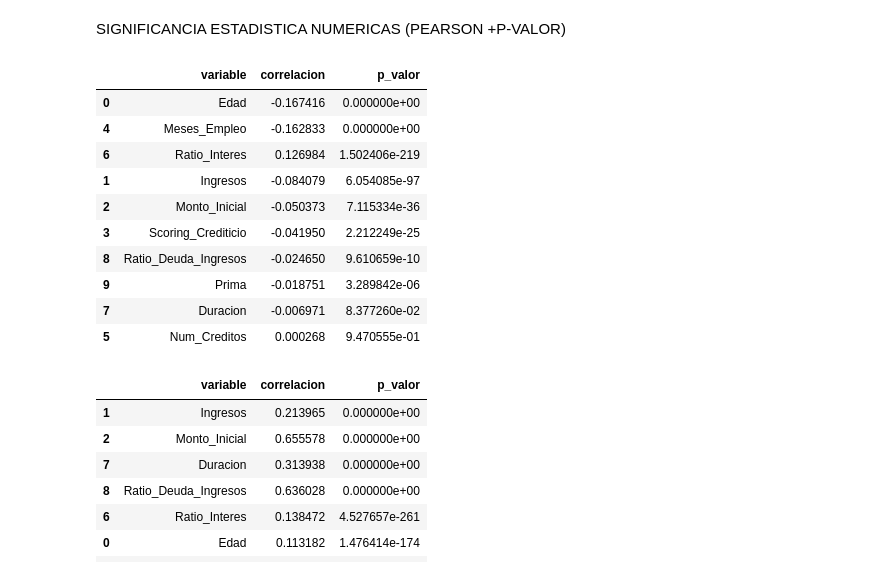
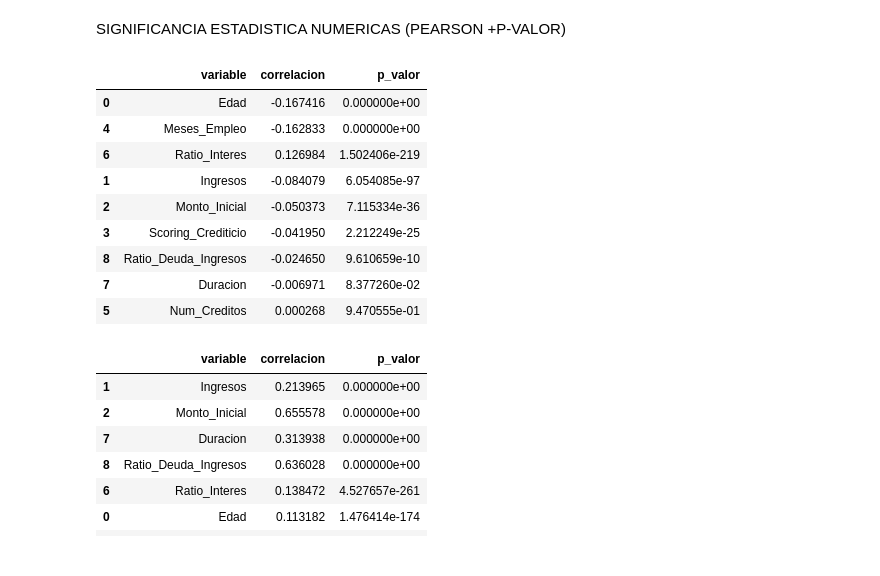
Before and after one commit to NaiaArroyo/RETO-5-NARANJA, a Jupyter notebook: preprocesamiento.ipynb, the cells around one changed output. Cells and saved outputs as stored; diff of their text form; code cells hidden in the pictures.

```diff
--- a/preprocesamiento.ipynb
+++ b/preprocesamiento.ipynb
@@ -508,27 +517,26 @@ SIGNIFICANCIA ESTADISTICA NUMERICAS (PEARSON +P-VALOR)
 # %%
 from scipy.stats import pearsonr
 
 variables_numericas_para_test = ["Edad", "Ingresos", "Monto_Inicial", "Scoring_Crediticio",
                                   "Meses_Empleo", "Num_Creditos", "Ratio_Interes",
-                                  "Duracion", "Ratio_Deuda_Ingresos", "Prima"]
+                                  "Duracion", "Ratio_Deuda_Ingresos"]
 
 resultados_impago = []
 for col in variables_numericas_para_test:
     r, p = pearsonr(train_df[col], train_df["Impago"])
     resultados_impago.append({"variable": col, "correlacion": r, "p_valor": p})
 
 resultados_impago_df = pd.DataFrame(resultados_impago).sort_values("p_valor")
 resultados_impago_df
 # %% [output]
 |  | variable | correlacion | p_valor |
 | 0 | Edad | -0.167416 | 0.000000e+00 |
 | 4 | Meses_Empleo | -0.162833 | 0.000000e+00 |
 | 6 | Ratio_Interes | 0.126984 | 1.502406e-219 |
 | 1 | Ingresos | -0.084079 | 6.054085e-97 |
 | 2 | Monto_Inicial | -0.050373 | 7.115334e-36 |
 | 3 | Scoring_Crediticio | -0.041950 | 2.212249e-25 |
 | 8 | Ratio_Deuda_Ingresos | -0.024650 | 9.610659e-10 |
-| 9 | Prima | -0.018751 | 3.289842e-06 |
 | 7 | Duracion | -0.006971 | 8.377260e-02 |
 | 5 | Num_Creditos | 0.000268 | 9.470555e-01 |
 # %%
```
Also changed, not shown: parts of 7 cells of this notebook, 7 other files.
